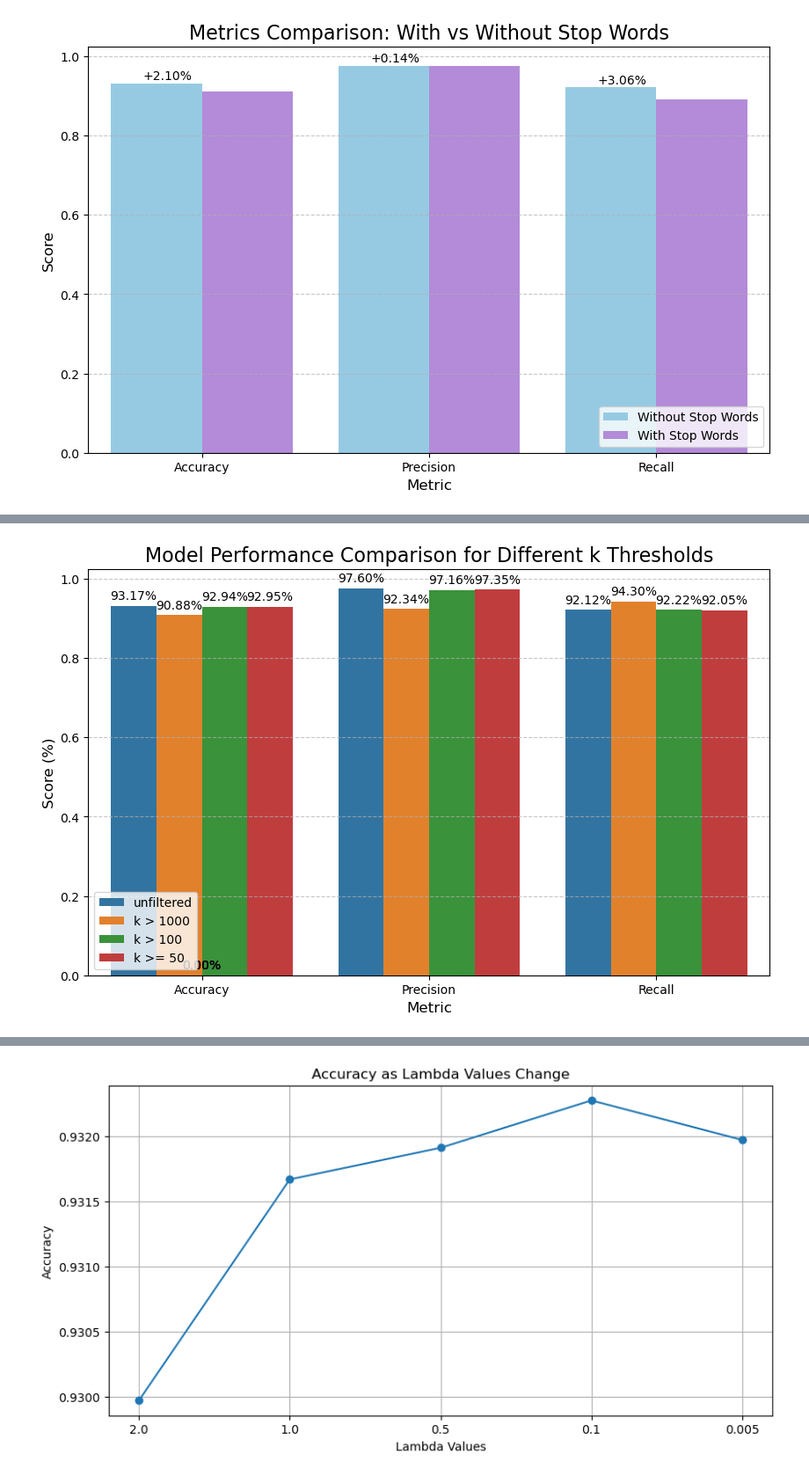
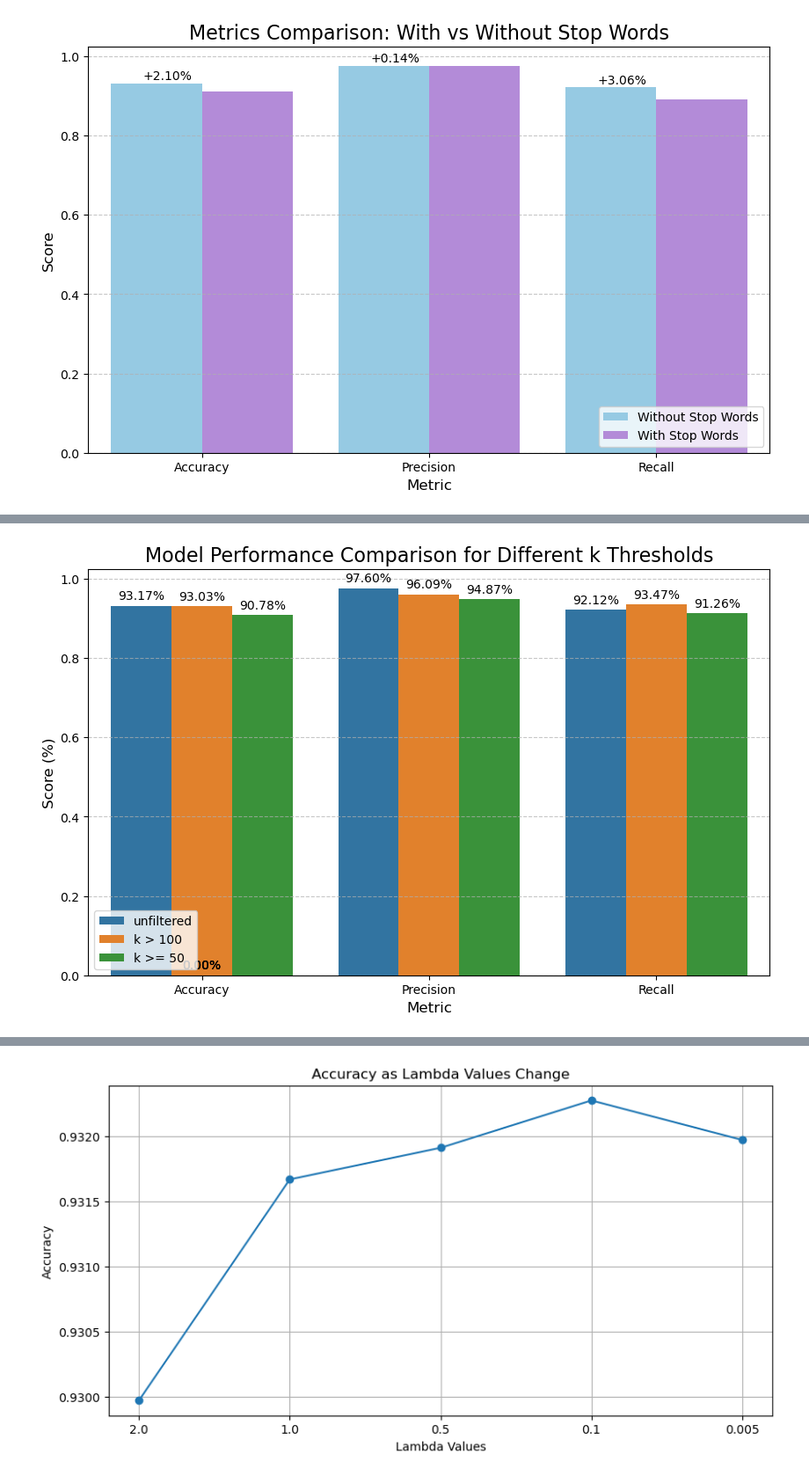
Before and after one commit to tinapayy/CMSC-197, a Jupyter notebook: Assignment 3/hw4-celis.ipynb, the cells around one changed output, grey strips where cells are left out. Shown at 88% size. Saved outputs shown, nothing was run; the diff lists cells and outputs as text; code cells hidden in the pictures.

```diff
--- a/Assignment 3/hw4-celis.ipynb
+++ b/Assignment 3/hw4-celis.ipynb
@@ -488,13 +456,11 @@ def evaluate_model(test_df, true_column, predicted_column):
     accuracy = (TN + TP) / (TN + TP + FP + FN) if (TN + TP + FP + FN) > 0 else 0
     precision = TP / (TP + FP) if (TP + FP) > 0 else 0
     recall = TP / (TP + FN) if (TP + FN) > 0 else 0
-    f1_score = 2 * (precision * recall) / (precision + recall) if (precision + recall) > 0 else 0
 
     # Output results
     print(f"Accuracy: {accuracy} = {accuracy * 100:.2f}%")
     print(f"Precision: {precision} = {precision * 100:.2f}%")
     print(f"Recall: {recall} = {recall * 100:.2f}%")
-    print(f"F1-Score: {f1_score} = {f1_score * 100:.2f}%")
 
     # Create an array of actual and predicted categories
     actual = np.array(test_df[true_column])
@@ -518,7 +484,6 @@ def evaluate_model(test_df, true_column, predicted_column):
         'Accuracy': accuracy,
         'Precision': precision,
         'Recall': recall,
-        'F1-Score': f1_score
         }
 # test_df should contain the columns with true and predicted labels
 metrics_no_stopwords = evaluate_model(test_df, 'category', 'predicted')
@@ -655,25 +620,18 @@ Feature Matrix Shape (ham): (7523, 168)
 # %%
-# Create feature matrices for spam and ham emails using the re-indexed filtered dictionaries
-spam_train_matrix_1000 = create_feature_matrix(train_spam_df, list(filtered_dict_1000.keys()))
-ham_train_matrix_1000 = create_feature_matrix(train_ham_df, list(filtered_dict_1000.keys()))
+# Create feature matrices for spam and ham emails using filtered dictionaries
+spam_train_matrix_100 = create_feature_matrix(train_spam_df, filtered_list_100)
+ham_train_matrix_100 = create_feature_matrix(train_ham_df, filtered_list_100)
 
-spam_train_matrix_100 = create_feature_matrix(train_spam_df, list(filtered_dict_100.keys()))
-ham_train_matrix_100 = create_feature_matrix(train_ham_df, list(filtered_dict_100.keys()))
-
-spam_train_matrix_50 = create_feature_matrix(train_spam_df, list(filtered_dict_50.keys()))
-ham_train_matrix_50 = create_feature_matrix(train_ham_df, list(filtered_dict_50.keys()))
+spam_train_matrix_50 = create_feature_matrix(train_spam_df, filtered_list_50)
+ham_train_matrix_50 = create_feature_matrix(train_ham_df, filtered_list_50)
 # %%
 # Calculate likelihoods using Laplace smoothing for each threshold
 lambda_smoothing = 1  # Laplace smoothing parameter
 
-# For k > 1000
-likelihood_spam_1000 = calculate_likelihoods_with_laplace_filtered(spam_train_matrix_1000, filtered_dict_1000, lambda_smoothing)
-likelihood_ham_1000 = calculate_likelihoods_with_laplace_filtered(ham_train_matrix_1000, filtered_dict_1000, lambda_smoothing)
-
 # For k > 100
-likelihood_spam_100 = calculate_likelihoods_with_laplace_filtered(spam_train_matrix_100, filtered_dict_100, lambda_smoothing)
-likelihood_ham_100 = calculate_likelihoods_with_laplace_filtered(ham_train_matrix_100, filtered_dict_100, lambda_smoothing)
+likelihood_spam_100 = calculate_likelihoods_with_laplace_filtered(spam_train_matrix_100, filtered_list_100, lambda_smoothing)
+likelihood_ham_100 = calculate_likelihoods_with_laplace_filtered(ham_train_matrix_100, filtered_list_100, lambda_smoothing)
 
 # For k > 50
-likelihood_spam_50 = calculate_likelihoods_with_laplace_filtered(spam_train_matrix_50, filtered_dict_50, lambda_smoothing)
-likelihood_ham_50 = calculate_likelihoods_with_laplace_filtered(ham_train_matrix_50, filtered_dict_50, lambda_smoothing)
+likelihood_spam_50 = calculate_likelihoods_with_laplace_filtered(spam_train_matrix_50, filtered_list_50, lambda_smoothing)
+likelihood_ham_50 = calculate_likelihoods_with_laplace_filtered(ham_train_matrix_50, filtered_list_50, lambda_smoothing)
@@ -680,19 +665,11 @@ likelihood_ham_50 = calculate_likelihoods_with_laplace_filtered(ham_train_matrix
 # %%
 test_df_k = test_df.copy()
-test_df_k.drop('predicted', axis=1, inplace=True)
-# Classify test emails for k > 1000
-test_df_k['predicted_k1000'] = test_df_k['email_message'].apply(
-    lambda x: classify(x, likelihood_spam_1000, likelihood_ham_1000, p_spam, p_ham, filtered_dict_1000, filtered_list_1000)
-)
-
 # Classify test emails for k > 100
 test_df_k['predicted_k100'] = test_df_k['email_message'].apply(
-    lambda x: classify(x, likelihood_spam_100, likelihood_ham_100, p_spam, p_ham, filtered_dict_100, filtered_list_100)
+    lambda x: classify(x, likelihood_spam_100, likelihood_ham_100, p_spam, p_ham, top_1000_filtered_dict_100, filtered_list_100)
 )
 
 # Classify test emails for k > 50
 test_df_k['predicted_k50'] = test_df_k['email_message'].apply(
-    lambda x: classify(x, likelihood_spam_50, likelihood_ham_50, p_spam, p_ham, filtered_dict_50, filtered_list_50)
+    lambda x: classify(x, likelihood_spam_50, likelihood_ham_50, p_spam, p_ham, top_1000_filtered_dict_50, filtered_list_50)
 )
-
-test_df_k
@@ -746,7 +713,6 @@ F1-Score: 0.9462703101920236 = 94.63%
 metrics_comparison = {
     'Metric': ['Accuracy', 'Precision', 'Recall'],
     'unfiltered': [metrics_no_stopwords['Accuracy'], metrics_no_stopwords['Precision'], metrics_no_stopwords['Recall']],
-    'k > 1000': [metrics_k1000['Accuracy'], metrics_k1000['Precision'], metrics_k1000['Recall']],
     'k > 100': [metrics_k100['Accuracy'], metrics_k100['Precision'], metrics_k100['Recall']],
     'k >= 50': [metrics_k50['Accuracy'], metrics_k50['Precision'], metrics_k50['Recall']]
 }
@@ -755,32 +721,32 @@ metrics_comparison = {
 metrics_df = pd.DataFrame(metrics_comparison)
 metrics_melted = metrics_df.melt(id_vars='Metric', var_name='Condition', value_name='Value')
 
 plt.figure(figsize=(10, 6))
 
 # Create the bar plot
 ax = sns.barplot(x='Metric', y='Value', hue='Condition', data=metrics_melted)
 
 # Add titles and labels
 plt.title('Model Performance Comparison for Different k Thresholds', fontsize=16)
 plt.ylabel('Score (%)', fontsize=12)
 plt.xlabel('Metric', fontsize=12)
 
 # Add value labels on top of each bar
 for p in ax.patches:
     ax.annotate(f"{p.get_height() * 100:.2f}%",
                 (p.get_x() + p.get_width() / 2., p.get_height()),
                 ha='center', va='baseline',
                 fontsize=10, color='black', xytext=(0, 5),
                 textcoords='offset points')
 
 # Add grid lines
 plt.grid(True, axis='y', linestyle='--', alpha=0.7)
 
 # Move the legend to the best position
 plt.legend(loc='lower left')
 
 # Display the plot
 plt.show()
 # %% [output]
-[figure, old version]
+[figure, new version]
 # %% [markdown]
```
Also changed, not shown: parts of 24 cells of this notebook.
